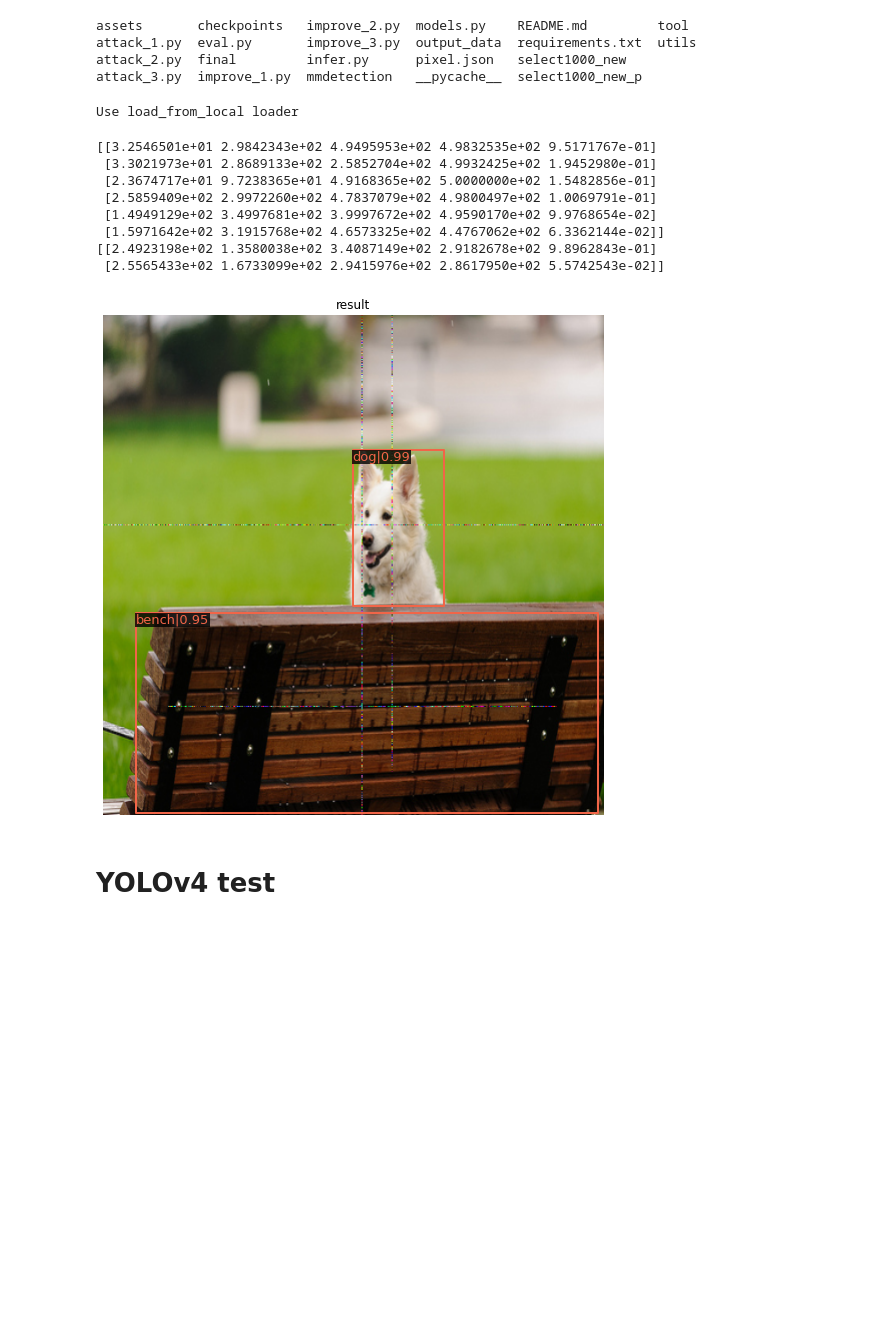
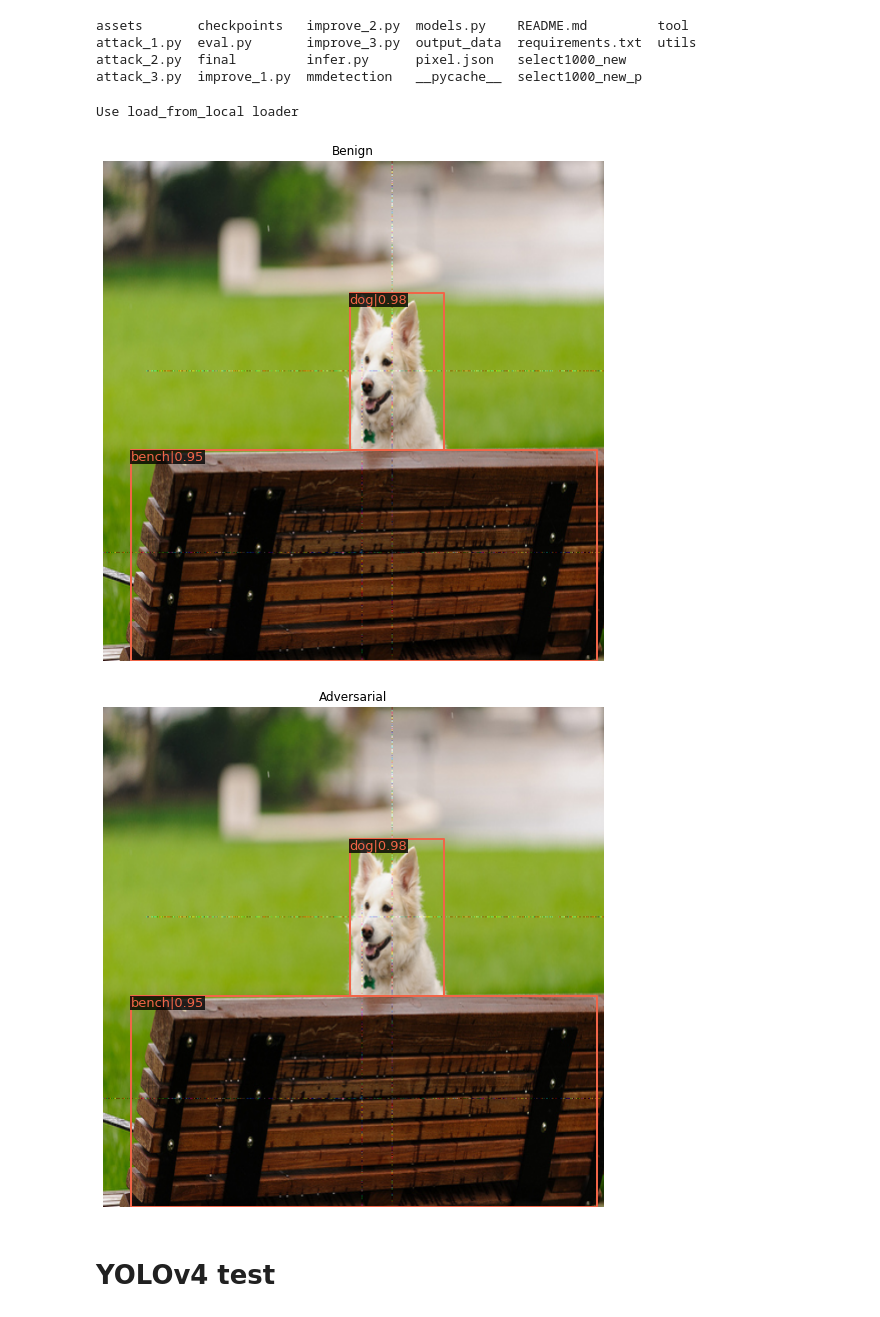
Before and after one commit to mariusblarsen/ae-attack-pipeline, a Jupyter notebook: SAA_demo.ipynb, the cells around one changed output. Cells and saved outputs as stored; diff of their text form; code cells hidden in the pictures; blank space fills up the shorter version.

```diff
--- a/SAA_demo.ipynb
+++ b/SAA_demo.ipynb
@@ -142,36 +133,37 @@ attack_2.py  final         infer.py      pixel.json   select1000_new
 attack_3.py  improve_1.py  mmdetection   __pycache__  select1000_new_p
 # %%
 from mmdet.apis import inference_detector, init_detector, show_result_pyplot
+import os
 import mmcv
 import numpy as np
+
+images = os.listdir('select1000_new/')
+images = ['final/2.png']
+if '.ipynb_checkpoints' in images:
+  # Removing common error
+  images.remove('.ipynb_checkpoints')
+
 # Choose to use a config and initialize the detector
 config = './mmdetection/configs/faster_rcnn/faster_rcnn_r50_fpn_1x_coco.py'
 # Setup a checkpoint file to load
 checkpoint = './checkpoints/faster_rcnn_r50_fpn_1x_coco_20200130-047c8118.pth'
 # initialize the detector
 model = init_detector(config, checkpoint, device='cuda:0')
 
-# Use the detector to do inference
-img = '../images/2.jpg'
-img = 'final/2.png'
-result = inference_detector(model, img)
-for res in result:
-  if res.any():
-    if res[0][4] > 0.3:
-      print(res)
+for image in images:
+  # Use the detector to do inference
+  img0 = 'select1000_new/'+image     # Benig n
+  img1 = 'select1000_new_p/'+image   # Adversarial
+  img0 = image     # Benig n
+  img1 = image   # Adversarial
+  result0 = inference_detector(model, img0)
+  result1 = inference_detector(model, img1)
 
-
-show_result_pyplot(model, img, result, score_thr=0.3)
+  show_result_pyplot(model, img0, result0, score_thr=0.5, title="Benign")
+  show_result_pyplot(model, img1, result1, score_thr=0.5, title="Adversarial")
 # %% [output]
 Use load_from_local loader
-[[3.2546501e+01 2.9842343e+02 4.9495953e+02 4.9832535e+02 9.5171767e-01]
- [3.3021973e+01 2.8689133e+02 2.5852704e+02 4.9932425e+02 1.9452980e-01]
- [2.3674717e+01 9.7238365e+01 4.9168365e+02 5.0000000e+02 1.5482856e-01]
- [2.5859409e+02 2.9972260e+02 4.7837079e+02 4.9800497e+02 1.0069791e-01]
- [1.4949129e+02 3.4997681e+02 3.9997672e+02 4.9590170e+02 9.9768654e-02]
- [1.5971642e+02 3.1915768e+02 4.6573325e+02 4.4767062e+02 6.3362144e-02]]
-[[2.4923198e+02 1.3580038e+02 3.4087149e+02 2.9182678e+02 9.8962843e-01]
- [2.5565433e+02 1.6733099e+02 2.9415976e+02 2.8617950e+02 5.5742543e-02]]
-[figure, old version]
+[figure, new version]
+[figure, added]
 # %% [markdown]
 # YOLOv4 test
```
Also changed, not shown: parts of 14 cells of this notebook.
